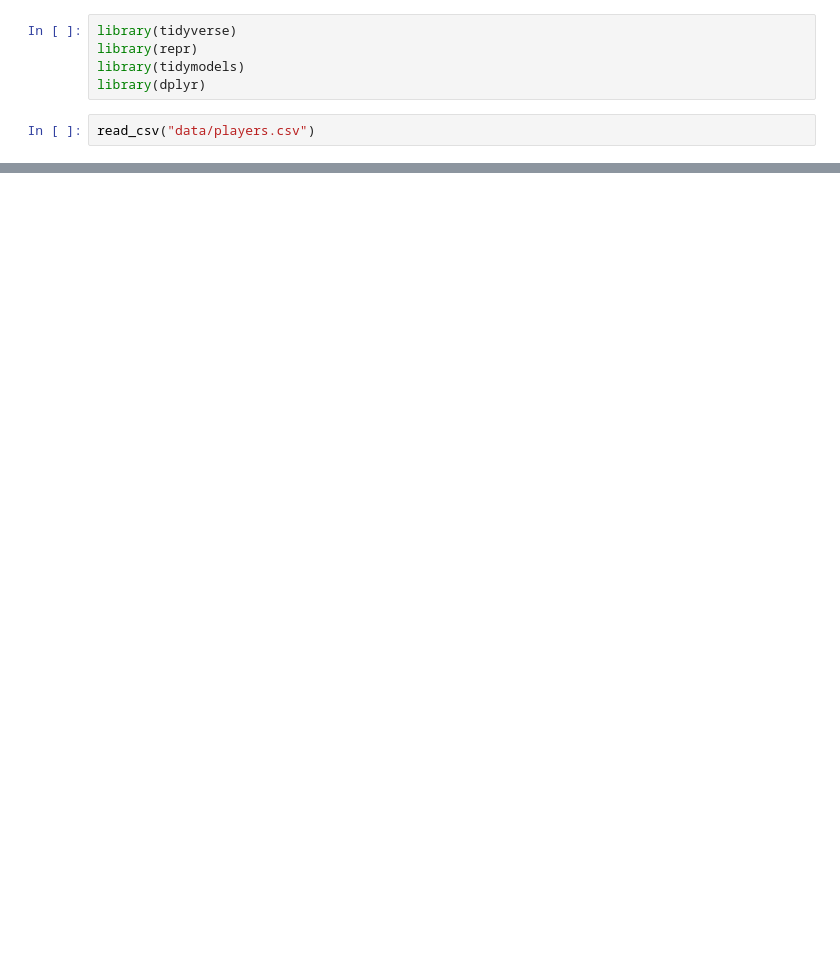
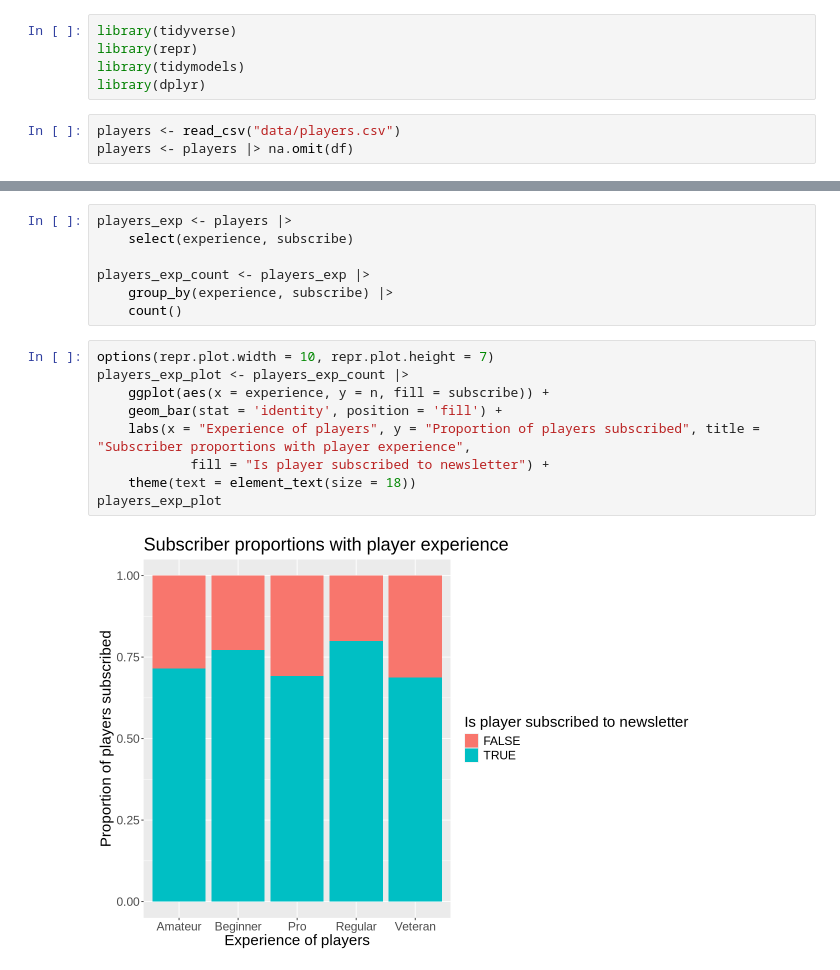
Before and after one commit to sjhillen/DSCI-Group-Project, a Jupyter notebook: Gio_testing.ipynb, the cells around one changed output, grey strips where cells are left out. Saved outputs shown, nothing was run; the diff lists cells and outputs as text; blank space fills up the shorter version.

```diff
--- a/Gio_testing.ipynb
+++ b/Gio_testing.ipynb
@@ -4,7 +4,8 @@ library(repr)
 library(tidymodels)
 library(dplyr)
 # %%
-read_csv("data/players.csv")
+players <- read_csv("data/players.csv")
+players <- players |> na.omit(df)
 # %% [output]
 Rows: 196 Columns: 7
 ── Column specification ────────────────────────────────────────────────────────
@@ -36,0 +19,18 @@ A spec_tbl_df: 196 × 7
+# %%
+players_exp <- players |>
+    select(experience, subscribe)
+
+players_exp_count <- players_exp |>
+    group_by(experience, subscribe) |>
+    count()
+# %%
+options(repr.plot.width = 10, repr.plot.height = 7)
+players_exp_plot <- players_exp_count |>
+    ggplot(aes(x = experience, y = n, fill = subscribe)) +
+    geom_bar(stat = 'identity', position = 'fill') +
+    labs(x = "Experience of players", y = "Proportion of players subscribed", title = "Subscriber proportions with player experience",
+            fill = "Is player subscribed to newsletter") +
+    theme(text = element_text(size = 18))
+players_exp_plot
+# %% [output]
+[figure, added]
```
Also changed, not shown: parts of 2 cells of this notebook.
